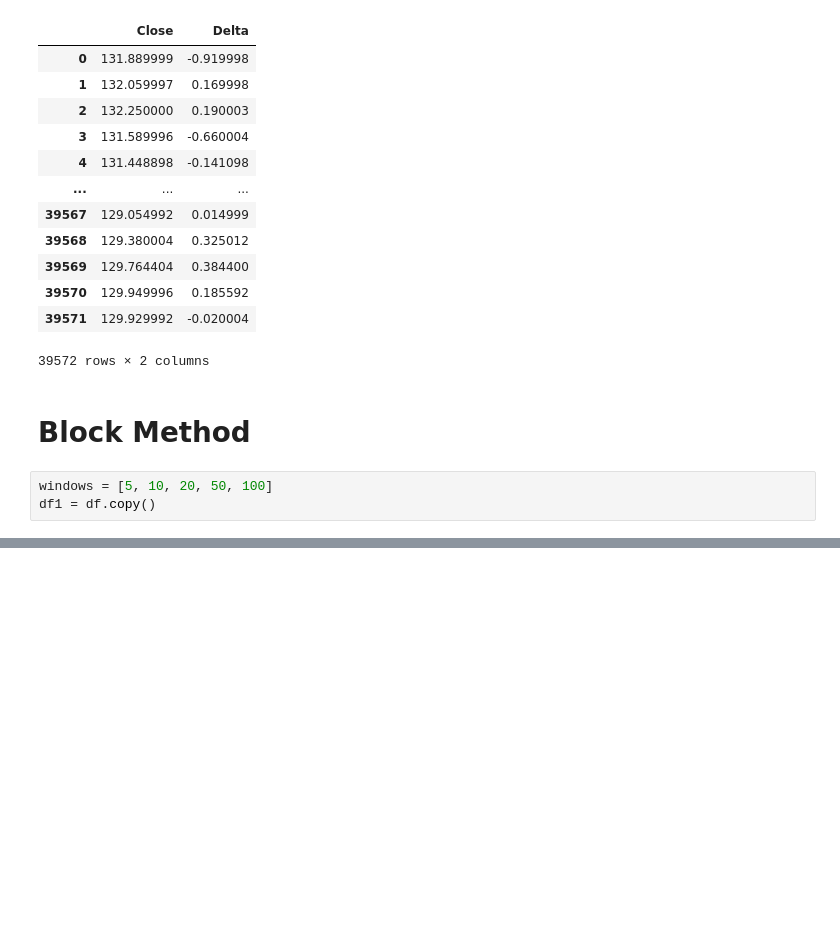
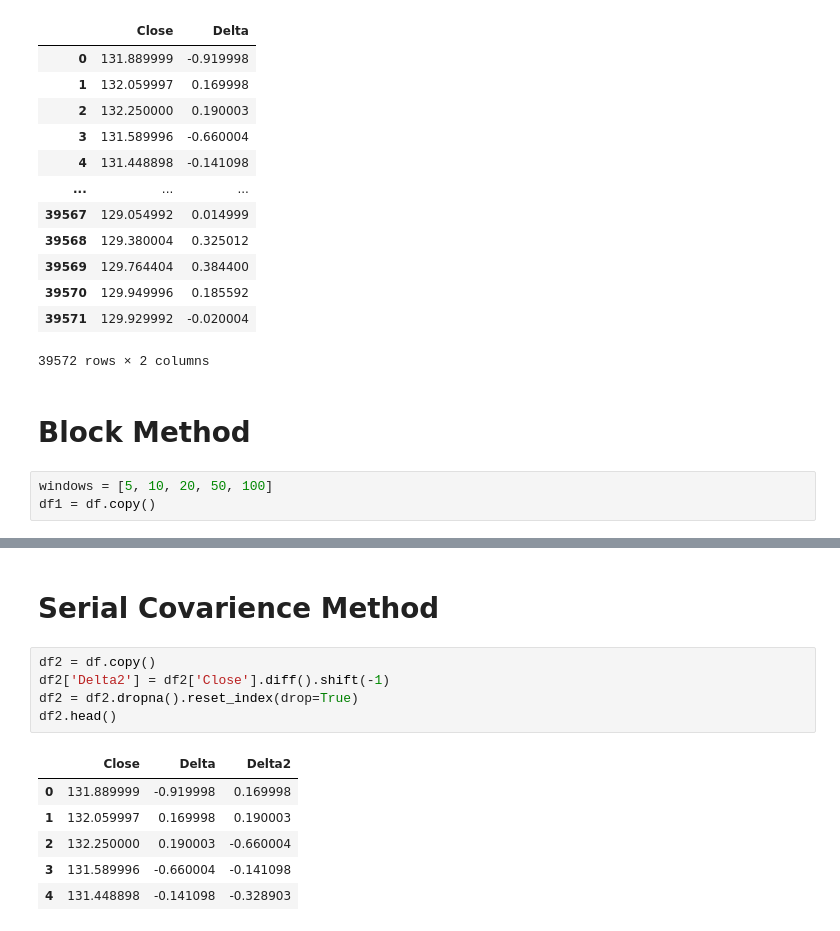
Before and after one commit to arantzaghg/sistemas_de_trading, a Jupyter notebook: Tarea 1 Effective Spread.ipynb, the cells around one changed output, grey strips where cells are left out. Drawn from its saved outputs; the diff is of its cells as text; blank space fills up the shorter version.

```diff
--- a/Tarea 1 Effective Spread.ipynb
+++ b/Tarea 1 Effective Spread.ipynb
@@ -95,0 +95,14 @@ df1
+# %% [markdown]
+# Serial Covarience Method
+# %%
+df2 = df.copy()
+df2['Delta2'] = df2['Close'].diff().shift(-1)
+df2 = df2.dropna().reset_index(drop=True)
+df2.head()
+# %% [output]
+|  | Close | Delta | Delta2 |
+| 0 | 131.889999 | -0.919998 | 0.169998 |
+| 1 | 132.059997 | 0.169998 | 0.190003 |
+| 2 | 132.250000 | 0.190003 | -0.660004 |
+| 3 | 131.589996 | -0.660004 | -0.141098 |
+| 4 | 131.448898 | -0.141098 | -0.328903 |
```
Also changed, not shown: parts of 2 cells of this notebook.
